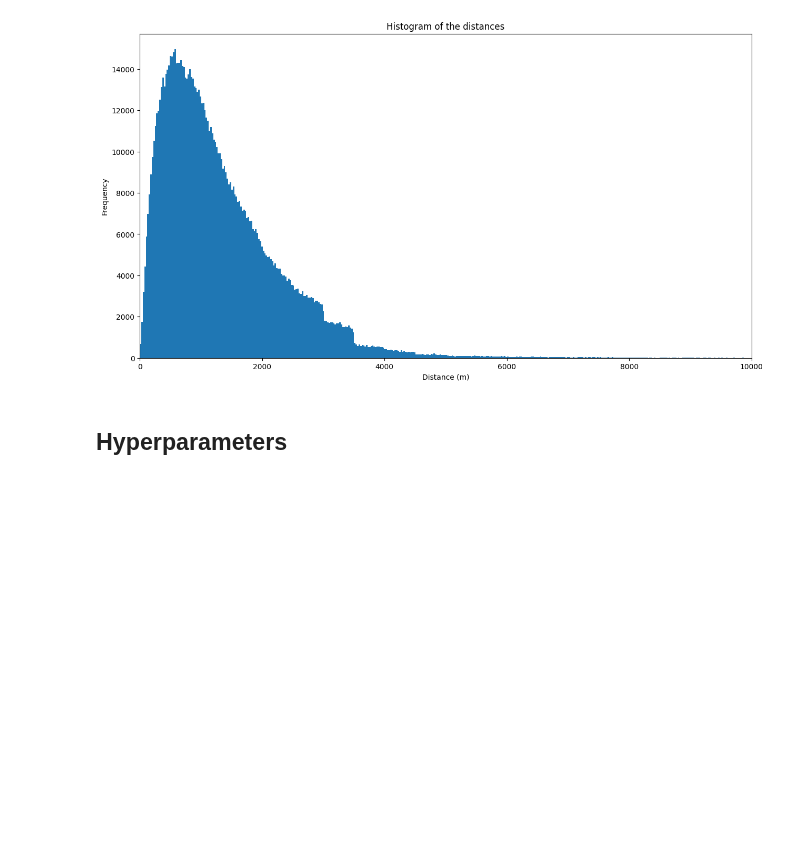
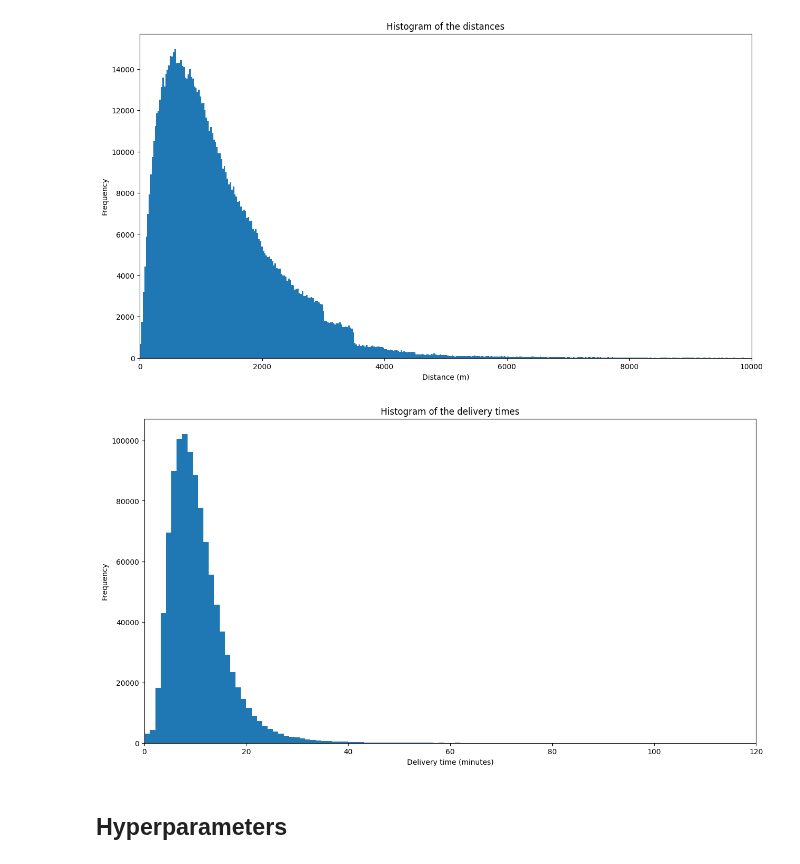
Before and after one commit to AngieC96/pickup-to-delivery-overall, a Jupyter notebook: 1_Create dataset & exploratory analysis.ipynb, the cells around one changed output. Drawn from its saved outputs; the diff is of its cells as text; code cells hidden in the pictures; blank space fills up the shorter version.

```diff
--- a/1_Create dataset & exploratory analysis.ipynb
+++ b/1_Create dataset & exploratory analysis.ipynb
@@ -323,6 +323,17 @@ plt.ylabel('Frequency')
 plt.show()
 # %% [output]
 [figure]
+# %%
+# Check the distribution of the delivery times
+plt.figure(figsize=(15, 8))
+plt.hist((data['delivery_timestamp'] - data['pickup_timestamp']).dt.total_seconds() / 60, bins=1000)
+plt.xlim(0, 120)
+plt.title('Histogram of the delivery times')
+plt.xlabel('Delivery time (minutes)')
+plt.ylabel('Frequency')
+plt.show()
+# %% [output]
+[figure, added]
 # %% [markdown]
 ## Hyperparameters
 # %%
```
Also changed, not shown: 1 other file.
